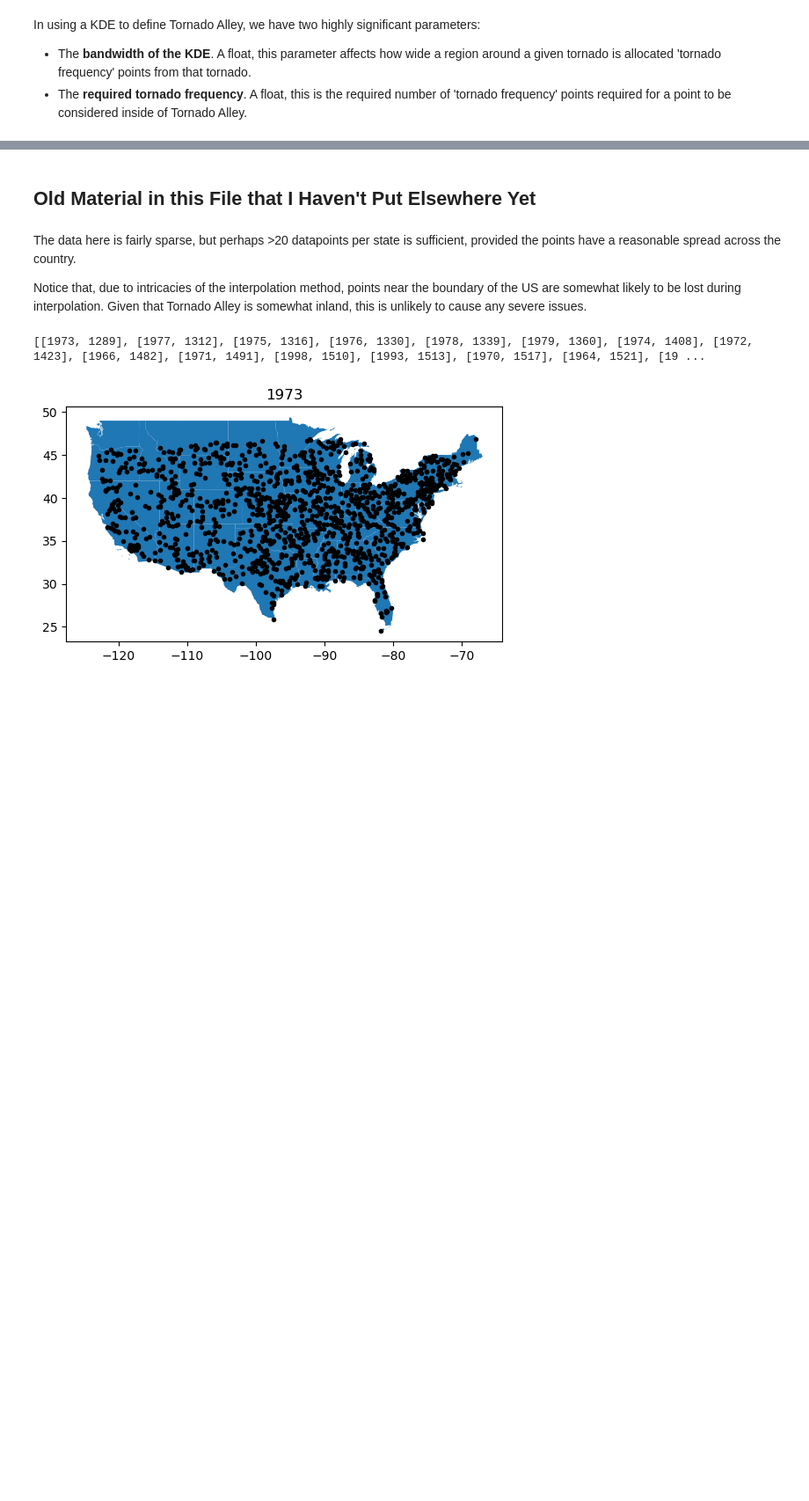
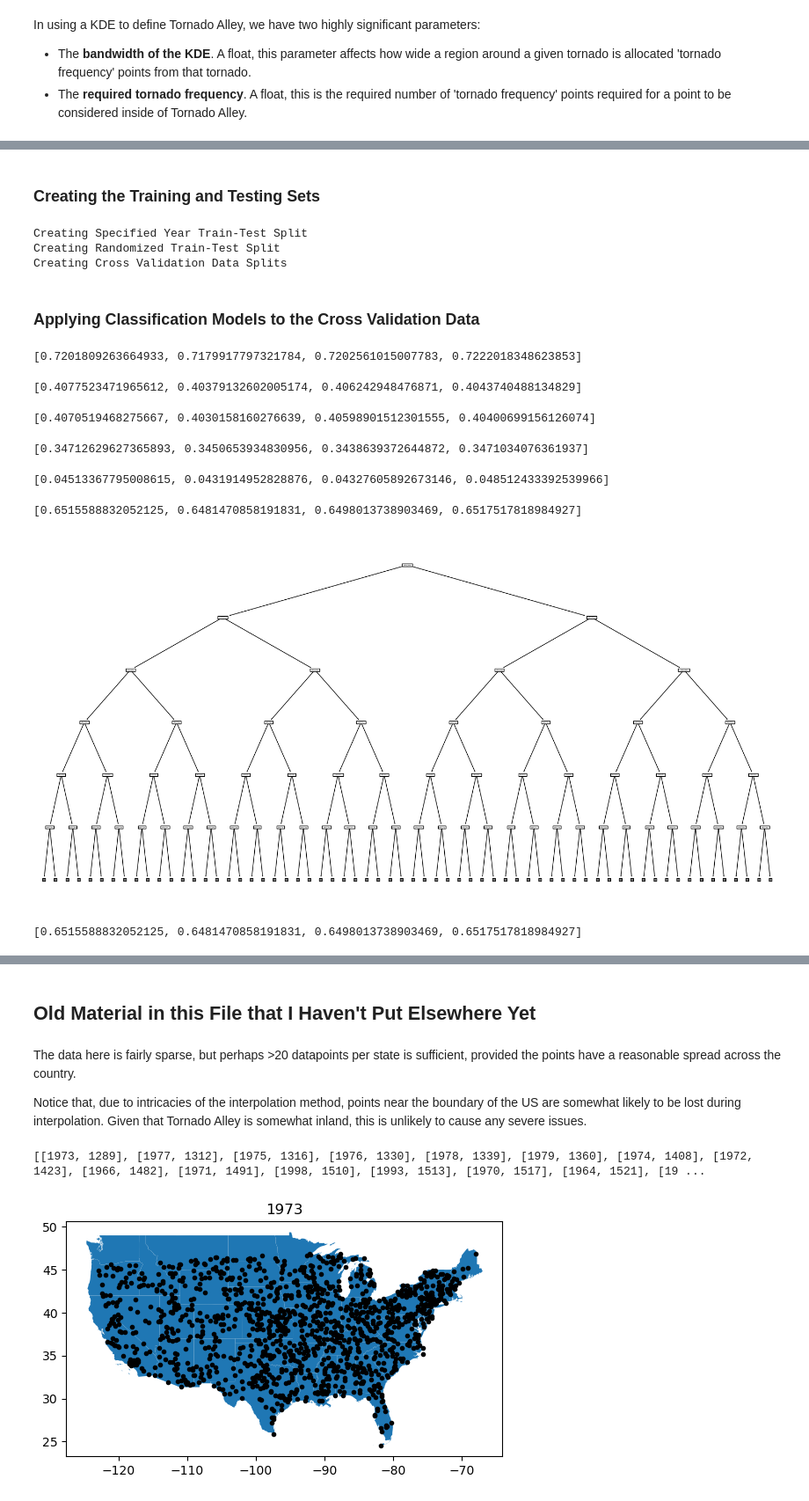
Before and after one commit to matthewdannenberg/not_in_kansas_anymore, a Jupyter notebook: tornado_alley_climate_model.ipynb, the cells around one changed output, grey strips where cells are left out. Shown at 88% size. Drawn from its saved outputs; the diff is of its cells as text; code cells hidden in the pictures; blank space fills up the shorter version.

```diff
--- a/tornado_alley_climate_model.ipynb
+++ b/tornado_alley_climate_model.ipynb
@@ -712,11 +763,7 @@ def tornado_alley_classification(lat,lon,year):
         Given floats lat and lon representing the latitude and longitude of a point and an int year representing the year,
         outputs 1 if the point falls within tornado alley and a 0 otherwise.
     '''
-    return int(tornado_kdes[year]([lon,lat])[0] > REQUIRED_FREQ)
+    return int(tornado_kdes(year,[lon,lat])[0] > REQUIRED_FREQ)
 
 def tornado_alley_calc(row):
     return tornado_alley_classification(row['LATITUDE'],row['LONGITUDE'],row['DATE'])
-
-#climate_df['tornado_alley'] = climate_df.apply(tornado_alley_calc, axis=1)
-
-#climate_df
@@ -736,0 +770,6 @@ def tornado_alley_calc(row):
+# %%
+kde_climate_df = reduced_climate_df.copy()
+
+kde_climate_df['tornado_alley'] = kde_climate_df.apply(tornado_alley_calc, axis=1)
+
+kde_climate_df
@@ -736,0 +806,65 @@ def tornado_alley_calc(row):
+# %% [markdown]
+### Creating the Training and Testing Sets
+# %%
+rand_data_fraction = .2
+num_cv_splits = 4
+random_state1 = 182
+random_state2 = 17
+
+train_year_df,test_year_df,train_rand_df,test_rand_df,train_cv_dfs,test_cv_dfs = create_all_test_train_splits(kde_climate_df,features_to_interpolate,test_years,rand_data_fraction,num_cv_splits,random_state1,random_state2)
+# %% [output]
+Creating Specified Year Train-Test Split
+Creating Randomized Train-Test Split
+Creating Cross Validation Data Splits
+# %% [markdown]
+### Applying Classification Models to the Cross Validation Data
+# %%
+num_neighbors = 9
+
+knn_pipe = make_pipeline(StandardScaler(),KNeighborsClassifier(n_neighbors=num_neighbors))
+knn_scores = cross_val_score_custom(knn_pipe,train_cv_dfs,test_cv_dfs,f1_score,features)
+print(knn_scores)
+# %% [output]
+[0.7201809263664933, 0.7179917797321784, 0.7202561015007783, 0.7222018348623853]
+# %%
+logistic_pipe_no_reg = make_pipeline(StandardScaler(),LogisticRegression(penalty=None))
+logistic_no_reg_scores = cross_val_score_custom(logistic_pipe_no_reg,train_cv_dfs,test_cv_dfs,f1_score,features)
+print(logistic_no_reg_scores)
+# %% [output]
+[0.4077523471965612, 0.40379132602005174, 0.406242948476871, 0.4043740488134829]
+# %%
+logistic_pipe_reg = make_pipeline(StandardScaler(),LogisticRegression())
+logistic_reg_scores = cross_val_score_custom(logistic_pipe_reg,train_cv_dfs,test_cv_dfs,f1_score,features)
+print(logistic_reg_scores)
+# %% [output]
+[0.4070519468275667, 0.4030158160276639, 0.40598901512301555, 0.40400699156126074]
+# %%
+svm_pipe_reg = make_pipeline(StandardScaler(),LinearSVC())
+svm_reg_scores = cross_val_score_custom(svm_pipe_reg,train_cv_dfs,test_cv_dfs,f1_score,features)
+print(svm_reg_scores)
+# %% [output]
+[0.34712629627365893, 0.3450653934830956, 0.3438639372644872, 0.3471034076361937]
+# %%
+svm_rbf_kernel_pipe = make_pipeline(StandardScaler(),RBFSampler(gamma=1,random_state=1),LinearSVC())
+svm_rbf_kernel_scores = cross_val_score_custom(svm_rbf_kernel_pipe,train_cv_dfs,test_cv_dfs,f1_score,features)
+print(svm_rbf_kernel_scores)
+# %% [output]
+[0.04513367795008615, 0.0431914952828876, 0.04327605892673146, 0.048512433392539966]
+# %%
+decision_tree_pipe = make_pipeline(tree.DecisionTreeClassifier())
+decision_tree_scores = cross_val_score_custom(decision_tree_pipe,train_cv_dfs,test_cv_dfs,f1_score,features)
+print(decision_tree_scores)
+# Especially with the decision tree, it would be nice to see what's happening under the hood
+plt.figure(figsize = (20,10))
+tree.plot_tree(decision_tree_pipe[0],feature_names=features,max_depth=5)
+plt.show()
+# %% [output]
+[0.6515588832052125, 0.6481470858191831, 0.6498013738903469, 0.6517517818984927]
+[figure, added]
+# %%
+num_trees = 20
+random_forest_pipe = make_pipeline(RandomForestClassifier(n_estimators = num_trees))
+random_forest_scores = cross_val_score_custom(random_forest_pipe,train_cv_dfs,test_cv_dfs,f1_score,features)
+print(decision_tree_scores)
+# %% [output]
+[0.6515588832052125, 0.6481470858191831, 0.6498013738903469, 0.6517517818984927]
```
Also changed, not shown: parts of 14 cells of this notebook, 5 other files.
